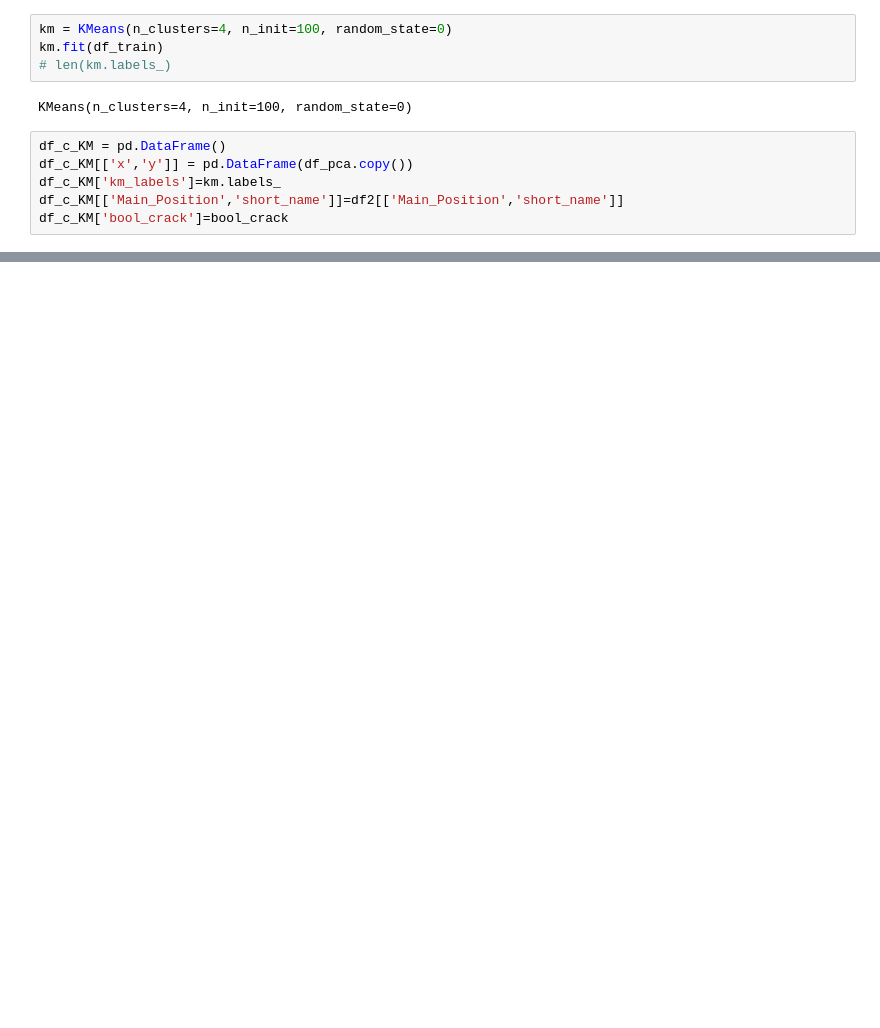
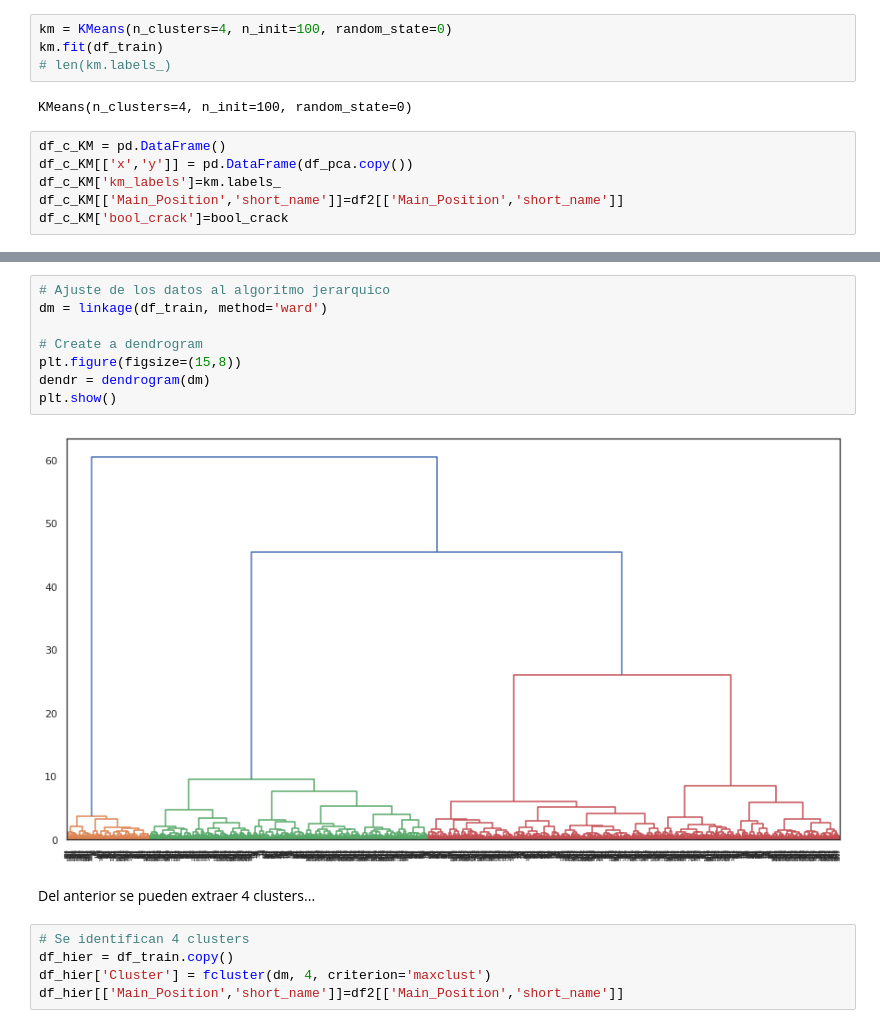
Before and after one commit to Grupo242022/AN_Supervisado_2022, a Jupyter notebook: Práctico_NoSupervisado_fifa2022_G24.ipynb, the cells around one changed output, grey strips where cells are left out. Cells and saved outputs as stored; diff of their text form; blank space fills up the shorter version.

Commit message:
Jerarquico - incorporando

```diff
--- a/Práctico_NoSupervisado_fifa2022_G24.ipynb
+++ b/Práctico_NoSupervisado_fifa2022_G24.ipynb
@@ -563,0 +700,17 @@ plt.show()
+# %%
+# Ajuste de los datos al algoritmo jerarquico
+dm = linkage(df_train, method='ward')
+
+# Create a dendrogram
+plt.figure(figsize=(15,8))
+dendr = dendrogram(dm)
+plt.show()
+# %% [output]
+[figure, added]
+# %% [markdown]
+Del anterior se pueden extraer 4 clusters...
+# %%
+# Se identifican 4 clusters
+df_hier = df_train.copy()
+df_hier['Cluster'] = fcluster(dm, 4, criterion='maxclust')
+df_hier[['Main_Position','short_name']]=df2[['Main_Position','short_name']]
```
Also changed, not shown: parts of 31 cells of this notebook.
